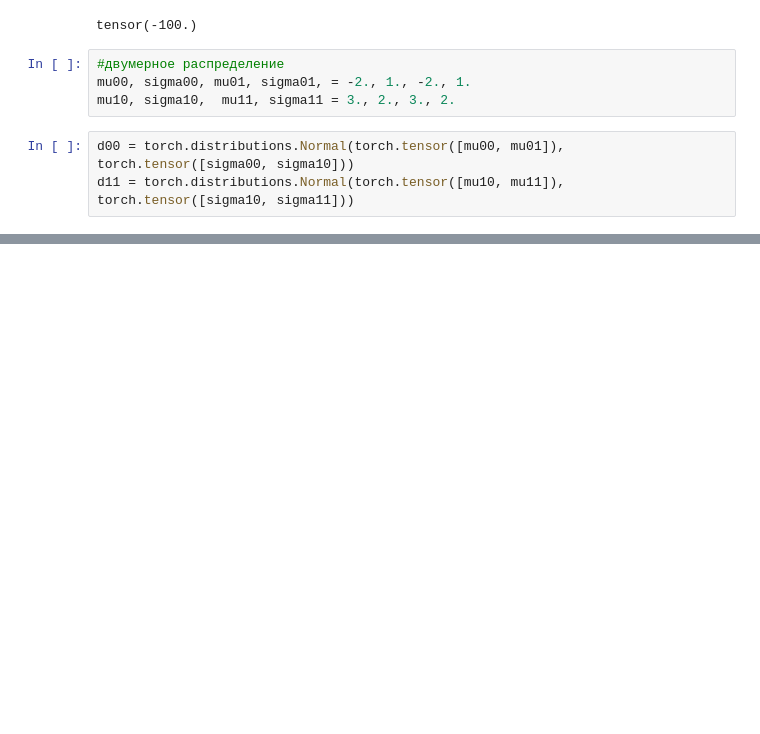
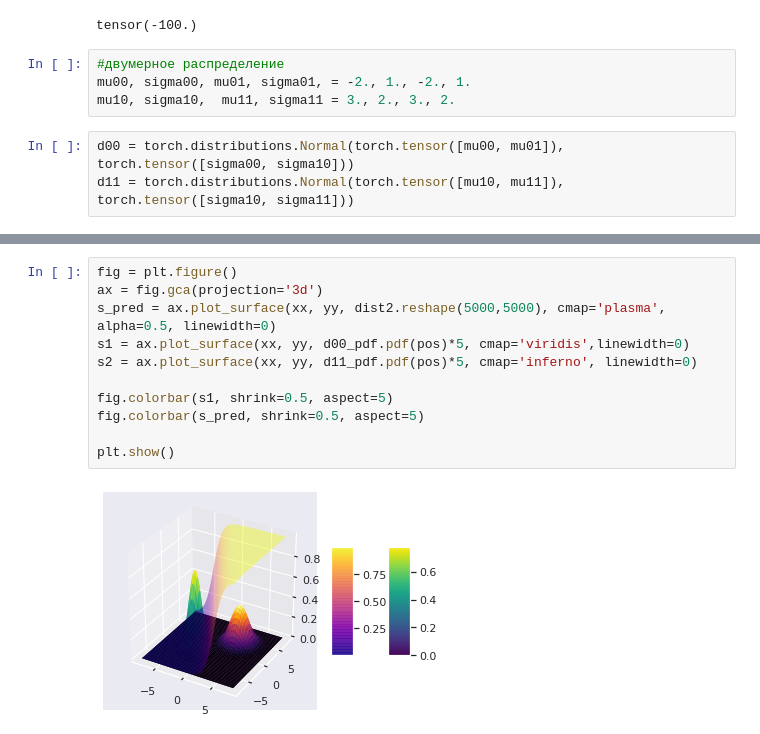
Before and after one commit to dyzolotarev/pytorh_test, a Jupyter notebook: log_reg.ipynb, the cells around one changed output, grey strips where cells are left out. Cells and saved outputs as stored; diff of their text form; blank space fills up the shorter version.

```diff
--- a/log_reg.ipynb
+++ b/log_reg.ipynb
@@ -152,0 +203,13 @@ d1_pdf = stats.norm.pdf(x_scale, mu1, sigma1)
+# %%
+fig = plt.figure()
+ax = fig.gca(projection='3d')
+s_pred = ax.plot_surface(xx, yy, dist2.reshape(5000,5000), cmap='plasma', alpha=0.5, linewidth=0)
+s1 = ax.plot_surface(xx, yy, d00_pdf.pdf(pos)*5, cmap='viridis',linewidth=0)
+s2 = ax.plot_surface(xx, yy, d11_pdf.pdf(pos)*5, cmap='inferno', linewidth=0)
+
+fig.colorbar(s1, shrink=0.5, aspect=5)
+fig.colorbar(s_pred, shrink=0.5, aspect=5)
+
+plt.show()
+# %% [output]
+[figure, added]
```
Also changed, not shown: parts of 14 cells of this notebook.
